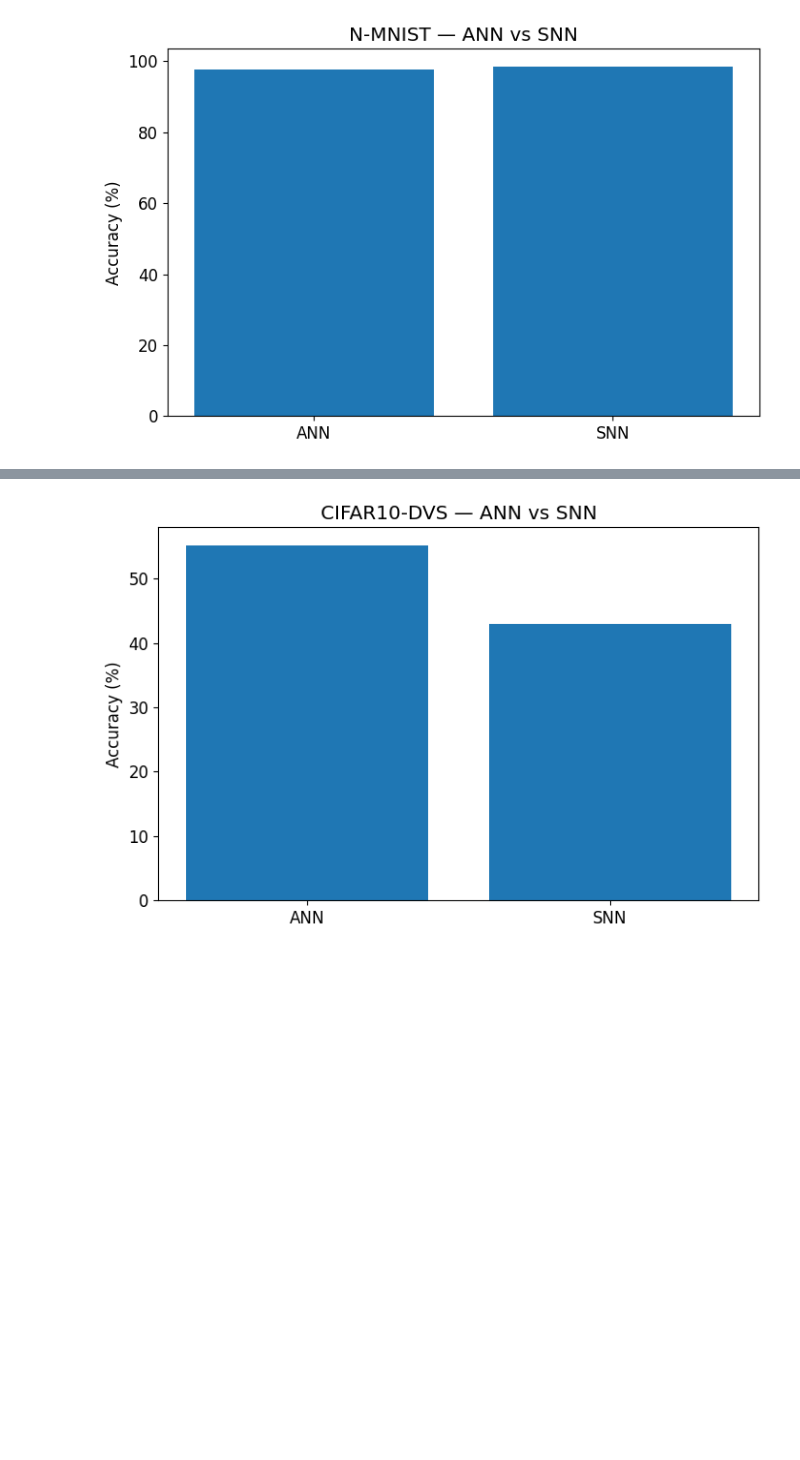
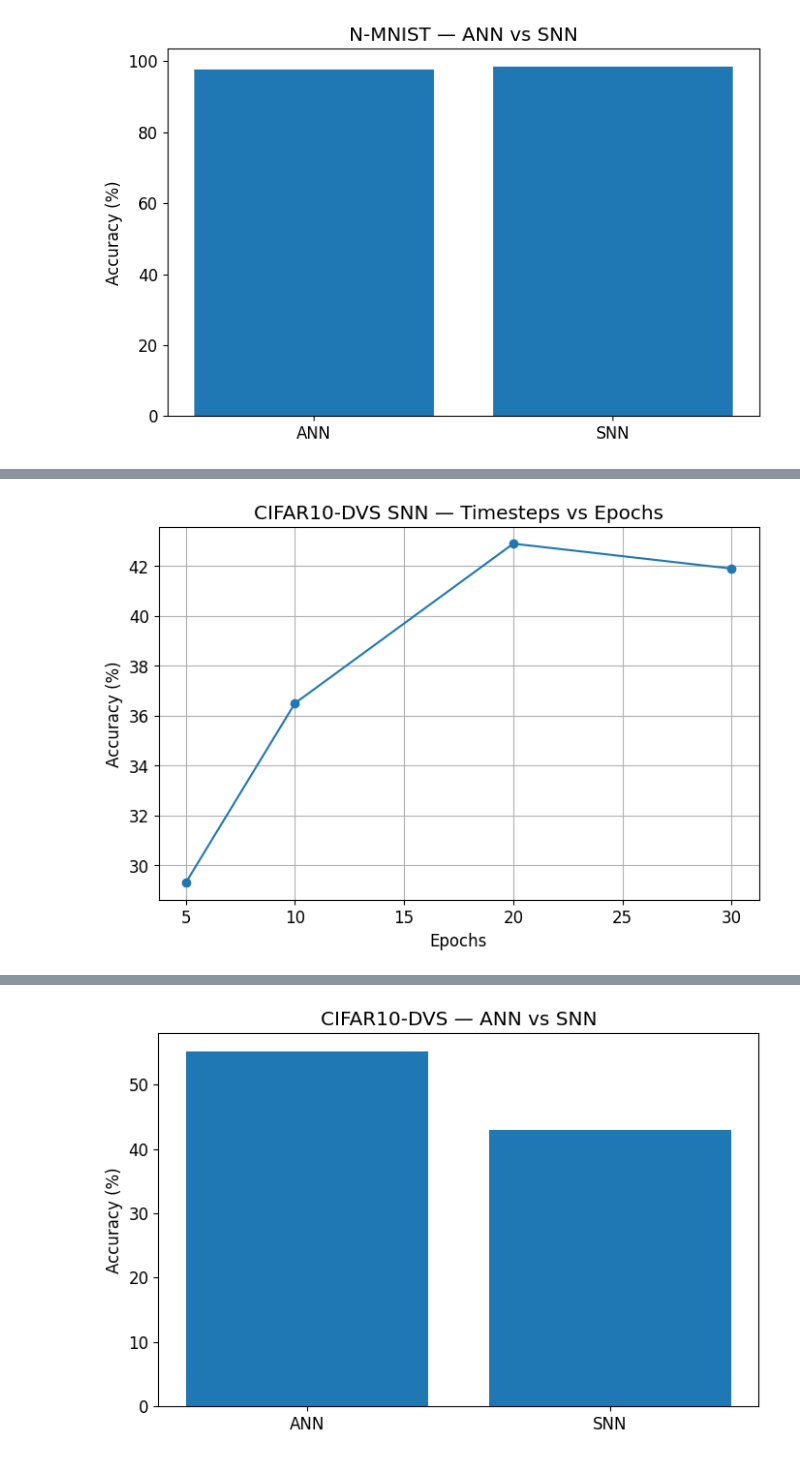
Before and after one commit to julenlegido/SpikingNeuralNetworks, a Jupyter notebook: notebooks/temporal_datasets.ipynb, the cells around one changed output, grey strips where cells are left out. Saved outputs shown, nothing was run; the diff lists cells and outputs as text; code cells hidden in the pictures; blank space fills up the shorter version.

```diff
--- a/notebooks/temporal_datasets.ipynb
+++ b/notebooks/temporal_datasets.ipynb
@@ -174,0 +208,29 @@ plt.show()
+# %%
+dvse5 = load_json("results/logs/snn_dvs_improved_5epochs.json")
+dvse10 = load_json("results/logs/snn_dvs_improved_10epochs.json")
+dvse20 = load_json("results/logs/snn_dvs_improved_20epochs.json")
+dvse30 = load_json("results/logs/snn_dvs_improved_30epochs.json")
+
+timesteps = [
+    dvse5["epochs"],
+    dvse10["epochs"],
+    dvse20["epochs"],
+    dvse30["epochs"]
+]
+
+accuracies = [
+    dvse5["accuracy"][-1],
+    dvse10["accuracy"][-1],
+    dvse20["accuracy"][-1],
+    dvse30["accuracy"][-1]
+]
+
+plt.plot(timesteps, accuracies, marker="o")
+plt.xlabel("Epochs")
+plt.ylabel("Accuracy (%)")
+plt.title("CIFAR10-DVS SNN — Timesteps vs Epochs")
+plt.grid()
+plt.savefig("results/figures/dvs_accuracies_epochs_comparison.png", dpi=300)
+plt.show()
+# %% [output]
+[figure, added]
```
Also changed, not shown: parts of 4 cells of this notebook, 11 other files.
